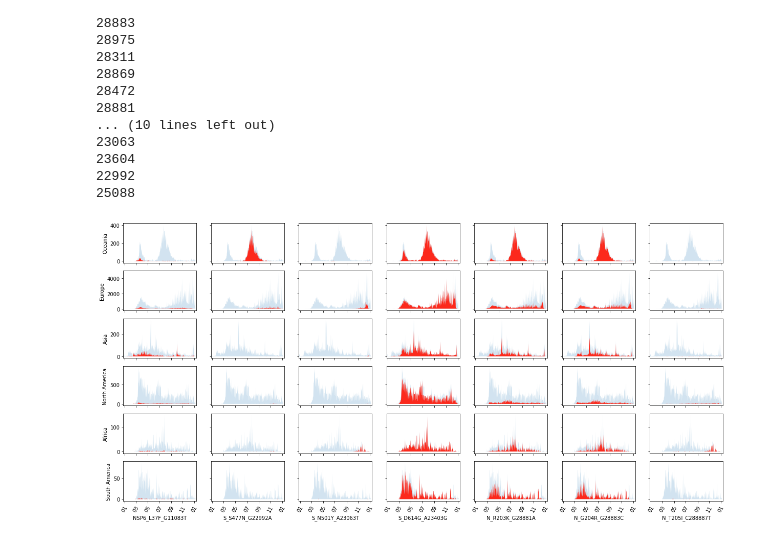
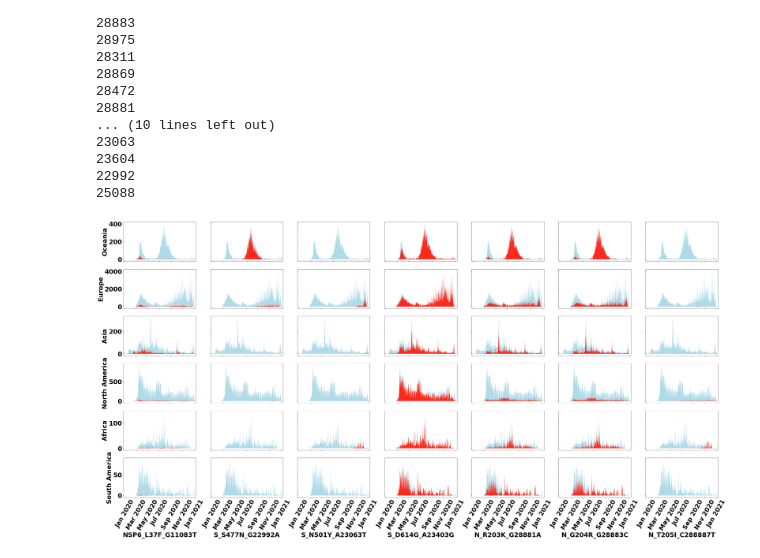
Before and after one commit to wuaipinglab/SARS-CoV-2_mutation, a Jupyter notebook: mutation_distribution.ipynb, the cells around one changed output. Saved outputs shown, nothing was run; the diff lists cells and outputs as text; code cells hidden in the pictures.

```diff
--- a/mutation_distribution.ipynb
+++ b/mutation_distribution.ipynb
@@ -12,9 +12,12 @@ from matplotlib.ticker import MaxNLocator
 
 METADATA_DIR = "Metadata"
 MUTSUMMARY_DIR = "MutSummary"
-PLOTS_DIR = os.path.join("..", "Output")
+PLOTS_DIR = "Output"
 
 REFERENCE = 'EPI_ISL_402125'
+# %%
+plt.rcParams.update({'font.size': 30, 'font.weight': 'bold'})
+fontsize = 30
 # %%
 background = pd.read_csv(os.path.join(METADATA_DIR, "SARS_CoV_2.csv"), index_col=0)
 background = background[background['date'].str.len() == 10]
@@ -93,14 +79,14 @@ df = df.sort_values("site")
 # df['Date'] = pd.to_datetime(df['date'], errors='coerce')
 # df = df.dropna()
 # df = df.sort_values('Date')
-df = df.reset_index(drop=True)
+# df = df.reset_index(drop=True)
 
 # df['Compare'] = 'Global'
 # df.loc[df['Region'] == 'Europe', 'Compare'] = 'Europe'
 
-# for ac, acInfo in df.groupby('gisaid_epi_isl'):
+# for ac, acInfo in df.groupby(df.index):
 #     haplo = ', '.join(acInfo['Mut'])
-#     df.loc[df['gisaid_epi_isl'] == ac, 'Haplotype'] = haplo
+#     df.loc[ac, 'Haplotype'] = haplo
 # %% [output]
 15766
 1163
@@ -142,7 +130,7 @@ fig, axes = plt.subplots(
     nsites,
     sharex=True,
     sharey='row',
-    figsize = (3 * nsites, 10)
+    figsize = (3 * nsites * 2.4, 24)
 )
 
 x_pos = background['date'].unique()
@@ -165,35 +153,35 @@ for i in range(nsites):
         for d in x_pos:
             if d in bg.index:
                 bgNum = bg[d]
             else:
                 bgNum = 0
             bgSum += bgNum
             nbg.append(bgNum)
 #             nbg.append(bgSum)
 
             if d in s.index:
                 sNum = s[d]
             else:
                 sNum = 0
             nSum += sNum
             ns.append(sNum)
 #             ns.append(nSum)
         ax = axes[j][i]
-        ax.fill_between(x_pos, 0, nbg, alpha=0.2, label='total')
+        ax.fill_between(x_pos, 0, nbg, label='total', facecolor='#AFDAE8')
         ax.fill_between(x_pos, 0, ns, label = proteinName, facecolor='#FC291C')
 #         if region == "Asia":
 #             ax.set_yscale('log', base=2)
         ax.tick_params(axis='x', labelrotation=60)
         ax.set_xlim([x_pos[1], x_pos[-1]])
-        ax.xaxis.set_major_formatter(DateFormatter('%m'))
+        ax.xaxis.set_major_formatter(DateFormatter('%b %Y'))
         if j == nregion - 1:
-            ax.set_xlabel(site)
+            ax.set_xlabel(site, fontsize=fontsize, fontweight='bold')
         if i == 0:
-            ax.set_ylabel(region)
+            ax.set_ylabel(region, fontsize=fontsize, fontweight='bold')
 #             if i == 0:
 #                 axes[i][j].legend(loc='upper left')
 
 plt.savefig(os.path.join(PLOTS_DIR, "sites.pdf"), bbox_inches="tight")
 plt.show()
 # %% [output]
-[figure, old version]
+[figure, new version]
```
Also changed, not shown: parts of 5 cells of this notebook, 6 other files.
